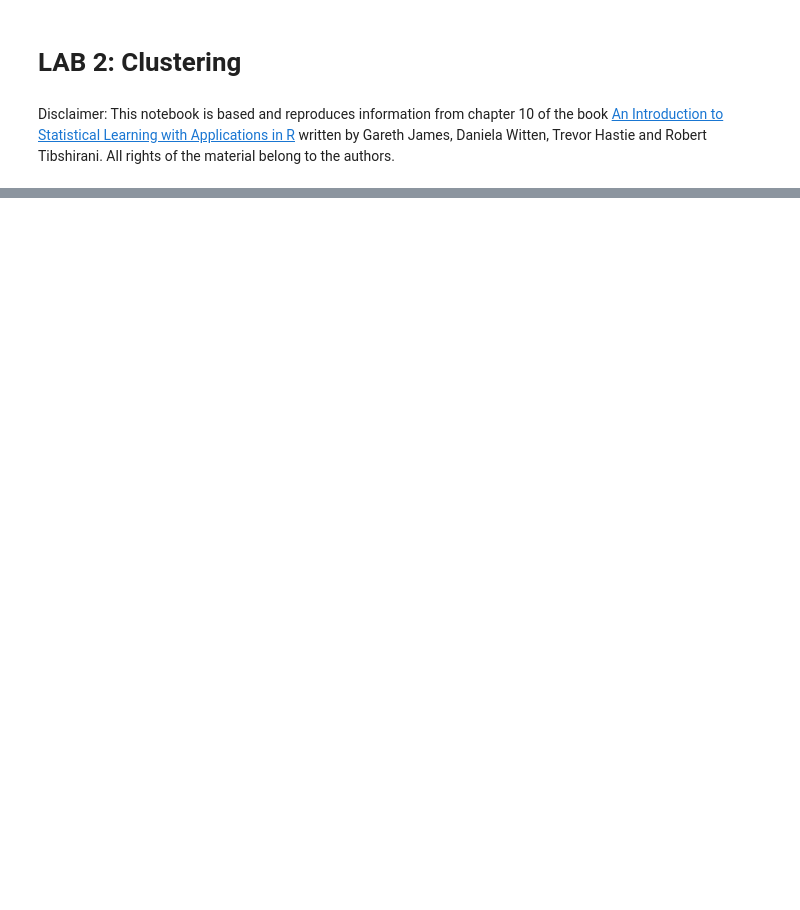
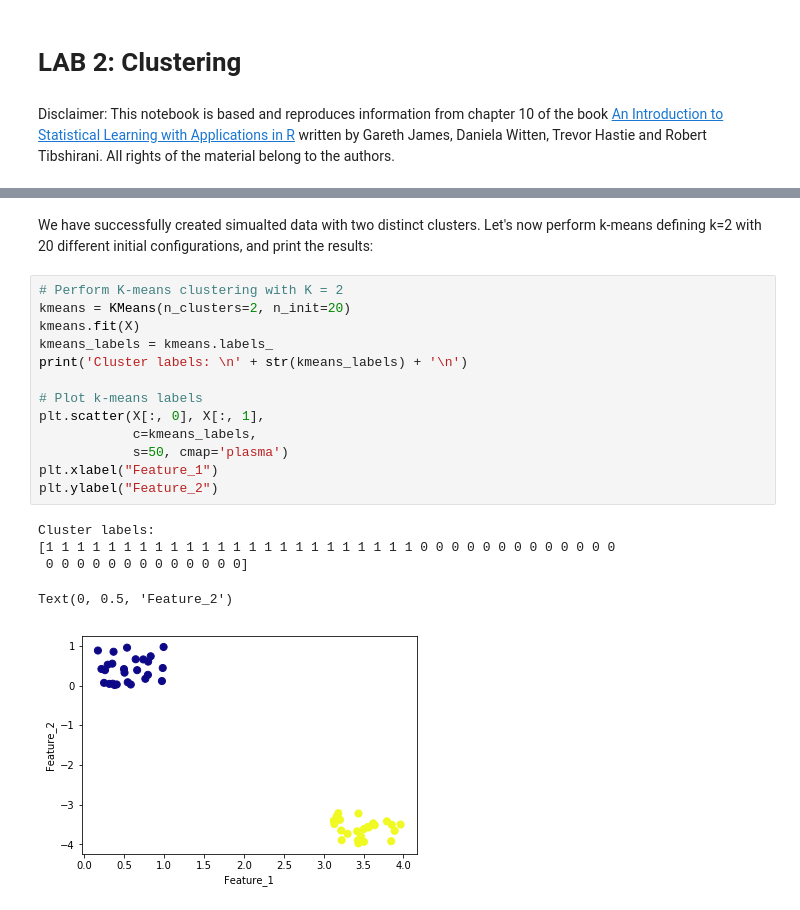
Before and after one commit to martinagvilas/intro_stat_learning, a Jupyter notebook: notebooks/lab2_clustering.ipynb, the cells around one changed output, grey strips where cells are left out. Drawn from its saved outputs; the diff is of its cells as text; blank space fills up the shorter version.

```diff
--- a/notebooks/lab2_clustering.ipynb
+++ b/notebooks/lab2_clustering.ipynb
@@ -289,0 +96,21 @@ print(cutree)
+# %% [markdown]
+We have successfully created simualted data with two distinct clusters. Let's now perform k-means defining k=2 with 20 different initial configurations, and print the results:
+# %%
+# Perform K-means clustering with K = 2
+kmeans = KMeans(n_clusters=2, n_init=20)
+kmeans.fit(X)
+kmeans_labels = kmeans.labels_
+print('Cluster labels: \n' + str(kmeans_labels) + '\n')
+
+# Plot k-means labels
+plt.scatter(X[:, 0], X[:, 1],
+            c=kmeans_labels,
+            s=50, cmap='plasma')
+plt.xlabel("Feature_1")
+plt.ylabel("Feature_2")
+# %% [output]
+Cluster labels:
+[1 1 1 1 1 1 1 1 1 1 1 1 1 1 1 1 1 1 1 1 1 1 1 1 0 0 0 0 0 0 0 0 0 0 0 0 0
+ 0 0 0 0 0 0 0 0 0 0 0 0 0]
+Text(0, 0.5, 'Feature_2')
+[figure, added]
```
Also changed, not shown: parts of 49 cells of this notebook.
